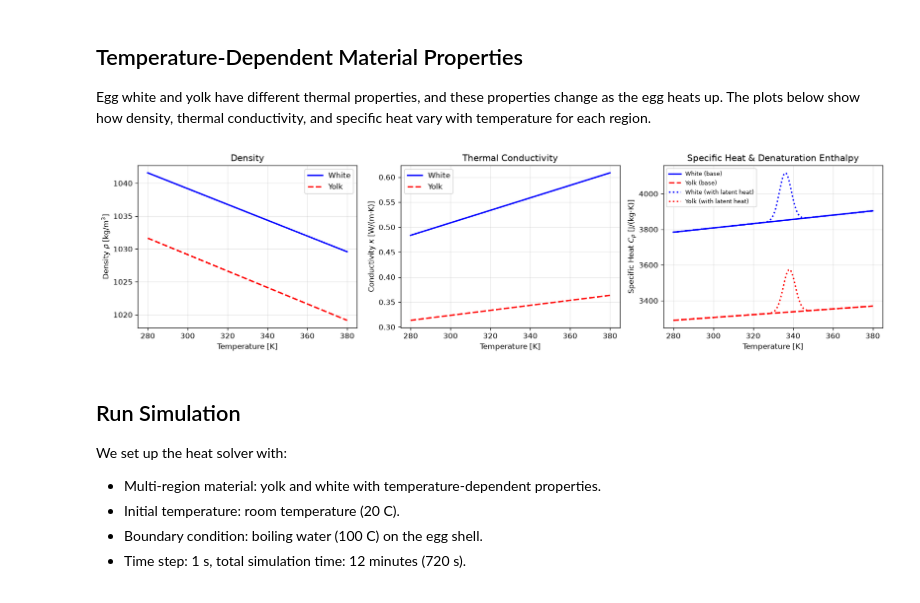
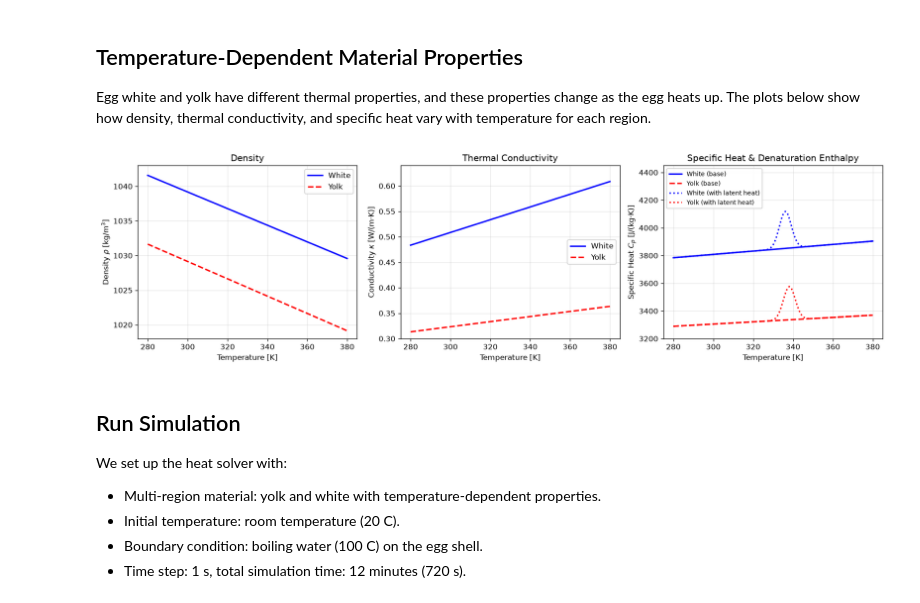
Before and after one commit to mengrenman/fem-boil-egg, a Jupyter notebook: notebooks/02_realistic_model.ipynb, the cells around one changed output. Drawn from its saved outputs; the diff is of its cells as text; code cells hidden in the pictures.

```diff
--- a/notebooks/02_realistic_model.ipynb
+++ b/notebooks/02_realistic_model.ipynb
@@ -125,44 +127,47 @@ conductivity, and specific heat vary with temperature for each region.
 # %%
 T_range = np.linspace(280, 380, 200)
 
-fig, axes = plt.subplots(1, 3, figsize=(15, 4))
+fig, axes = plt.subplots(1, 3, figsize=(15, 4.2))
 
 # Density
 ax = axes[0]
 ax.plot(T_range, [egg_white_properties.density(T) for T in T_range], 'b-', lw=2, label='White')
 ax.plot(T_range, [egg_yolk_properties.density(T) for T in T_range], 'r--', lw=2, label='Yolk')
 ax.set_xlabel('Temperature [K]')
 ax.set_ylabel(r'Density $\rho$ [kg/m$^3$]')
 ax.set_title('Density')
-ax.legend()
+ax.set_ylim(1018, 1043)
+ax.legend(loc='upper right', framealpha=0.95)
 ax.grid(True, alpha=0.3)
 
 # Conductivity
 ax = axes[1]
 ax.plot(T_range, [egg_white_properties.conductivity(T) for T in T_range], 'b-', lw=2, label='White')
 ax.plot(T_range, [egg_yolk_properties.conductivity(T) for T in T_range], 'r--', lw=2, label='Yolk')
 ax.set_xlabel('Temperature [K]')
 ax.set_ylabel(r'Conductivity $\kappa$ [W/(m$\cdot$K)]')
 ax.set_title('Thermal Conductivity')
-ax.legend()
+ax.set_ylim(0.30, 0.64)
+ax.legend(loc='center right', framealpha=0.95)
 ax.grid(True, alpha=0.3)
 
 # Specific heat (base vs effective with endothermic denaturation peak)
 ax = axes[2]
 ax.plot(T_range, [egg_white_properties.specific_heat(T) for T in T_range], 'b-', lw=2, label='White (base)')
 ax.plot(T_range, [egg_yolk_properties.specific_heat(T) for T in T_range], 'r--', lw=2, label='Yolk (base)')
 ax.plot(T_range, [egg_white_denaturation_properties.effective_specific_heat(T) for T in T_range], 'b:', lw=2, label='White (with latent heat)')
 ax.plot(T_range, [egg_yolk_denaturation_properties.effective_specific_heat(T) for T in T_range], 'r:', lw=2, label='Yolk (with latent heat)')
 ax.set_xlabel('Temperature [K]')
 ax.set_ylabel(r'Specific Heat $C_p$ [J/(kg$\cdot$K)]')
 ax.set_title('Specific Heat & Denaturation Enthalpy')
-ax.legend(fontsize=8)
+ax.set_ylim(3200, 4450)
+ax.legend(loc='upper left', fontsize=8.5, framealpha=0.95)
 ax.grid(True, alpha=0.3)
 
 plt.tight_layout()
 plt.show()
 # %% [output]
-[figure, old version]
+[figure, new version]
 # %% [markdown]
 ## Run Simulation
 
```
Also changed, not shown: parts of 5 cells of this notebook, 8 other files.
